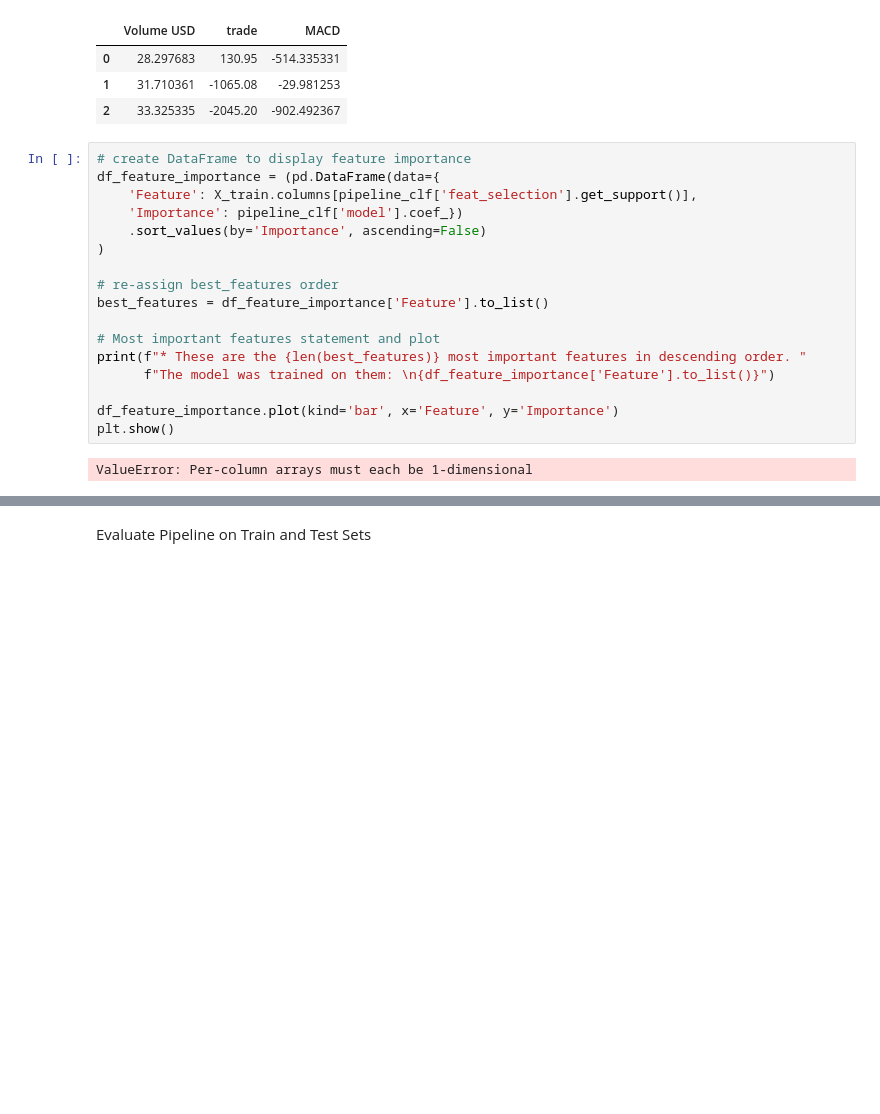
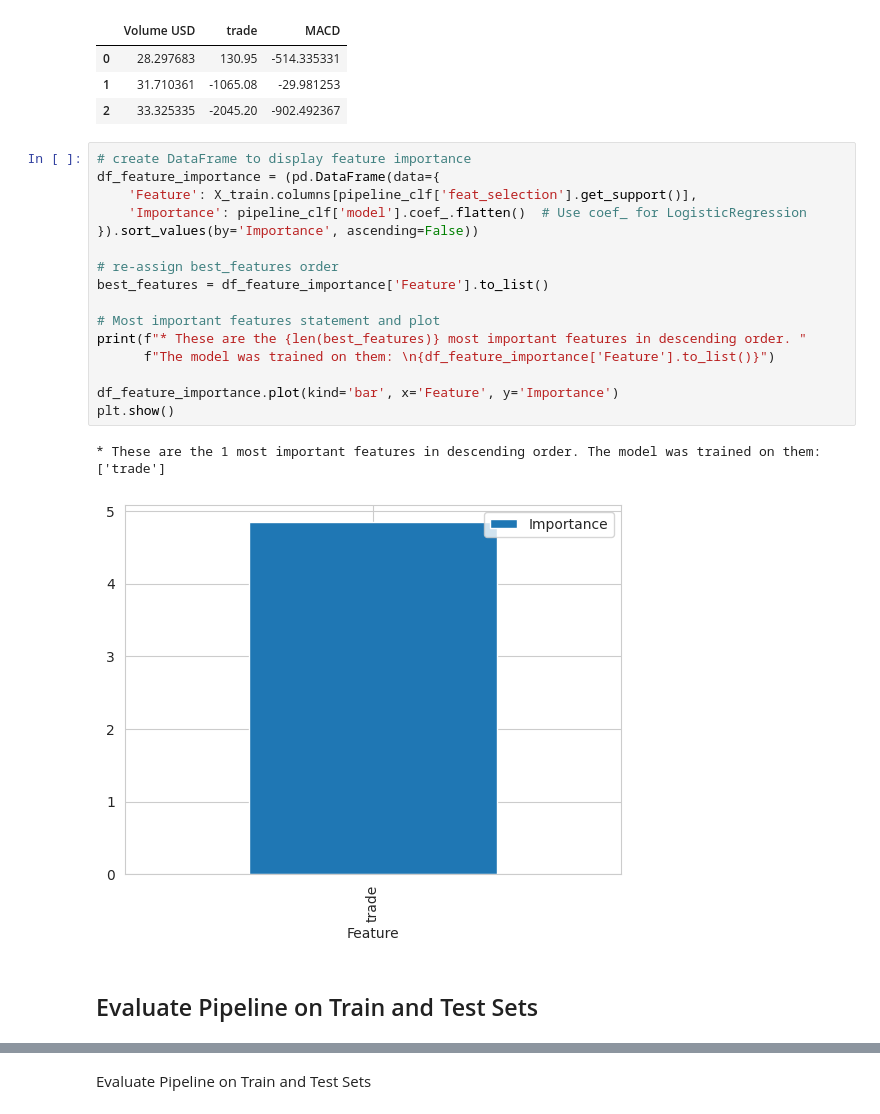
Before and after one commit to Cosmin1907/bitcoin-forecast, a Jupyter notebook: jupyter_notebooks/06 - Modeling and Evaluation - Predict Buy-Sell.ipynb, the cells around one changed output, grey strips where cells are left out. Saved outputs shown, nothing was run; the diff lists cells and outputs as text; blank space fills up the shorter version.

```diff
--- a/jupyter_notebooks/06 - Modeling and Evaluation - Predict Buy-Sell.ipynb
+++ b/jupyter_notebooks/06 - Modeling and Evaluation - Predict Buy-Sell.ipynb
@@ -406,19 +406,22 @@ X_train.head(3)
 # %%
 # create DataFrame to display feature importance
 df_feature_importance = (pd.DataFrame(data={
     'Feature': X_train.columns[pipeline_clf['feat_selection'].get_support()],
-    'Importance': pipeline_clf['model'].coef_})
-    .sort_values(by='Importance', ascending=False)
-)
+    'Importance': pipeline_clf['model'].coef_.flatten()  # Use coef_ for LogisticRegression
+}).sort_values(by='Importance', ascending=False))
 
 # re-assign best_features order
 best_features = df_feature_importance['Feature'].to_list()
 
 # Most important features statement and plot
 print(f"* These are the {len(best_features)} most important features in descending order. "
       f"The model was trained on them: \n{df_feature_importance['Feature'].to_list()}")
 
 df_feature_importance.plot(kind='bar', x='Feature', y='Importance')
 plt.show()
 # %% [output]
-ValueError: Per-column arrays must each be 1-dimensional
+* These are the 1 most important features in descending order. The model was trained on them:
+['trade']
+[figure, added]
+# %% [markdown]
+## Evaluate Pipeline on Train and Test Sets
```
Also changed, not shown: parts of 71 cells of this notebook, 7 other files.
